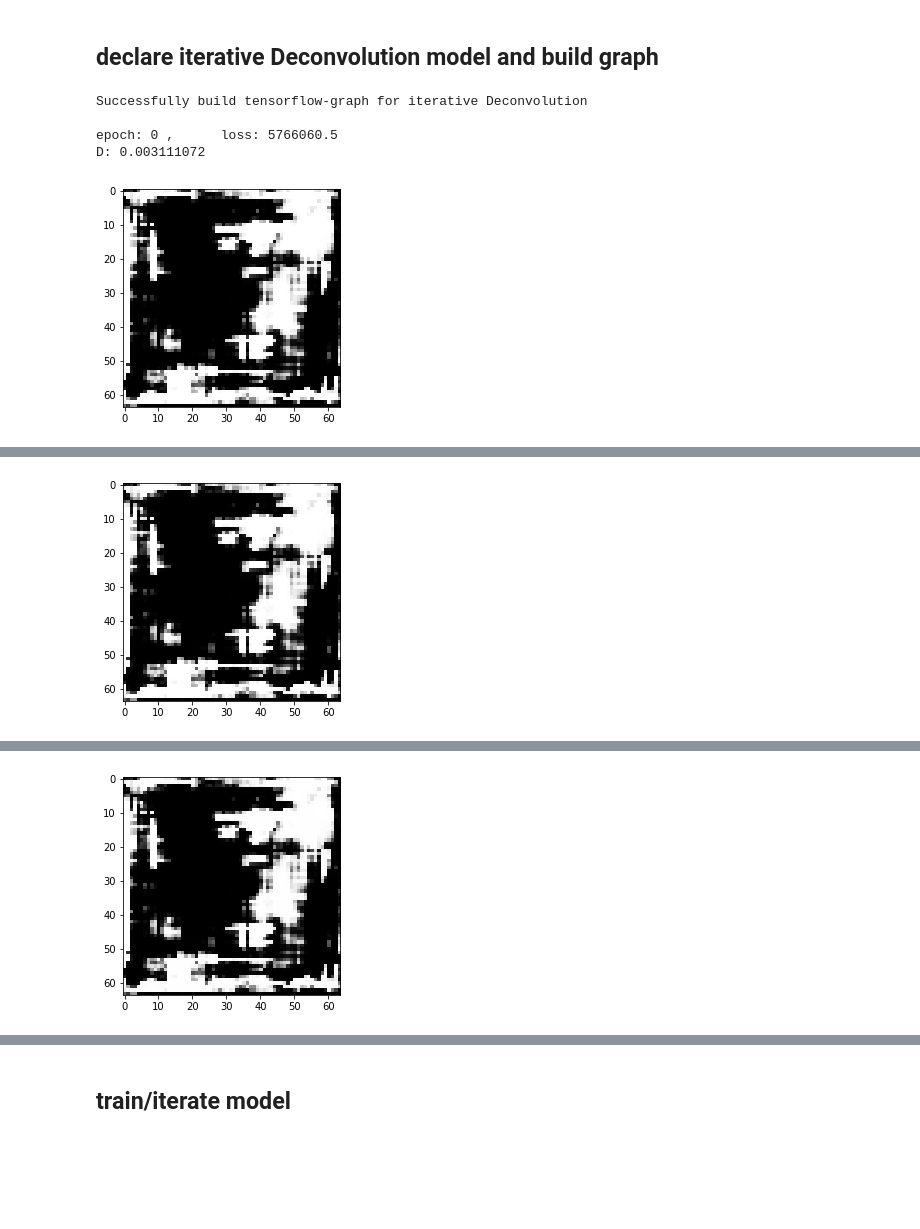
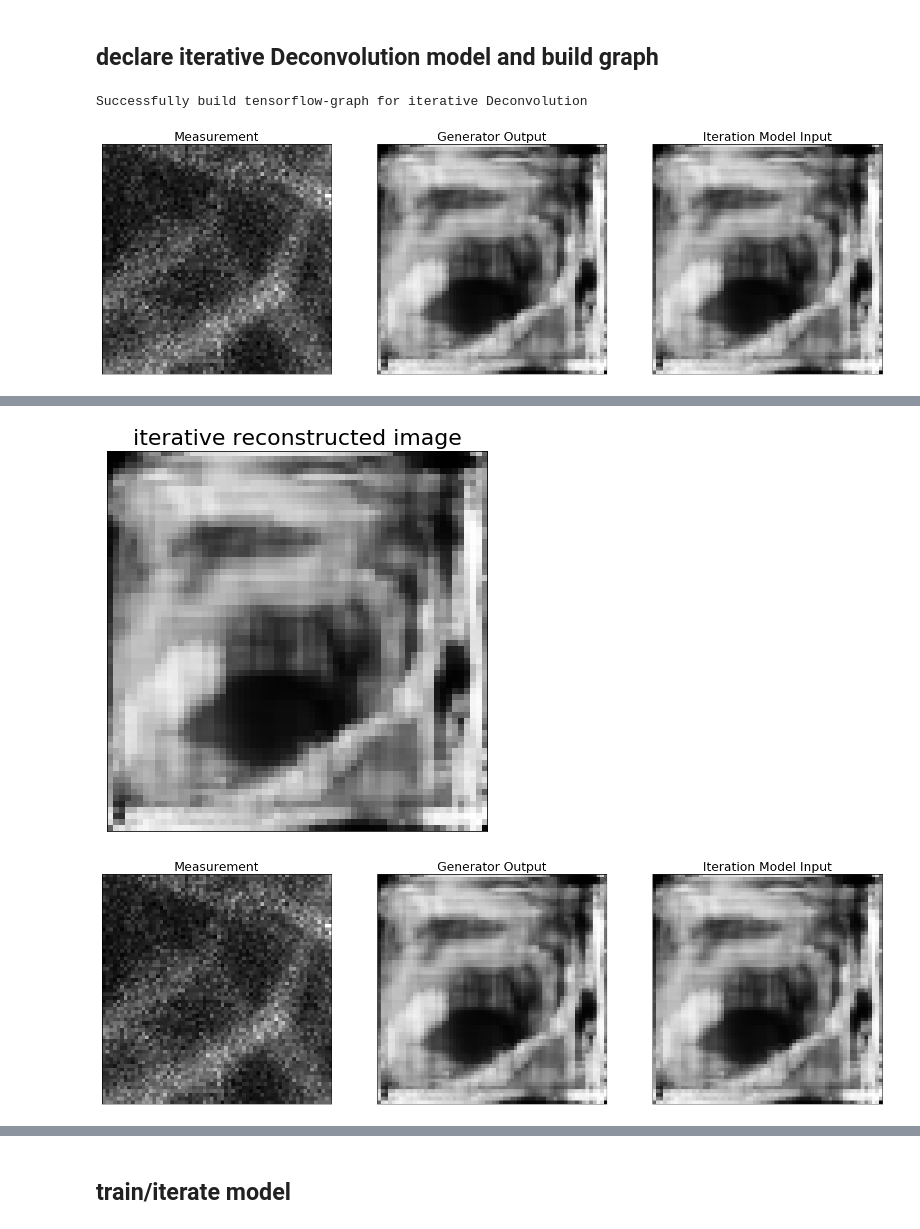
Before and after one commit to jaypem/3D-DeconvolutionGAN, a Jupyter notebook: deconvolution.ipynb, the cells around one changed output, grey strips where cells are left out. Cells and saved outputs as stored; diff of their text form; code cells hidden in the pictures; blank space fills up the shorter version.

```diff
--- a/deconvolution.ipynb
+++ b/deconvolution.ipynb
@@ -47,20 +48,23 @@ Loaded model from disk: 13_53_02_combined
 # %%
-with open('./models/{0}/hyperparameter_13_52_55.json'.format(day)) as json_data:
-    json_file = json.load(json_data)
-    otf_info = json_file['OTF']
-    hparam = json_file['hyper_parameter']
-    pprint.pprint(otf_info)
+# with open('./models/{0}/hyperparameter_13_52_55.json'.format(day)) as json_data:
+#     json_file = json.load(json_data)
+#     otf_info = json_file['OTF']
+#     hparam = json_file['hyper_parameter']
+#     pprint.pprint(otf_info)
 #     pprint.pprint(hyperparameter)
 
-vol_original = (hparam['RESIZE']['width'],
-                hparam['RESIZE']['height'],
-                hparam['RESIZE']['depth'])
+# vol_original = (hparam['RESIZE']['width'],
+#                 hparam['RESIZE']['height'],
+#                 hparam['RESIZE']['depth'])
+
+vol_original = (64,64,32)
 
 # CAUTION: OTF is already shifted
-otf = PSF3D(im=vol_original,
-            NA=otf_info['NA'],
-            wavelength=otf_info['wavelength'],
-            ret_val=otf_info['ret_val'])
+otf = PSF3D(im=(64,64,32))
+# otf = PSF3D(im=vol_original,
+#             NA=otf_info['NA'],
+#             wavelength=otf_info['wavelength'],
+#             ret_val=otf_info['ret_val'])
 
 otf = otf/np.max(np.abs(otf))
 otf = np.fft.fftshift(otf)
@@ -83,9 +81,10 @@ otf.shape
 # %%
 # load an image
 
-v_path = np.random.choice(glob('./data/3D/VALIDATION/dub/*'), size=1)[0]
+# v_path = np.random.choice(glob('./data/3D/dub/*'), size=1)[0]
+v_path = './data/3D/dub\dub80.tif'
 print(v_path)
-vol = np.swapaxes(io.imread(v_path), 0, 2)
+vol = np.swapaxes(io.imread(v_path), 0, 2)/127.5 - 1.
 print(vol.shape)
 vol = hp.cut_volume(vol, vol_original)
 print(vol.shape,'\t', np.min(vol),'\t', np.max(vol))
@@ -142,17 +162,17 @@ plt.show()
 # %% [markdown]
 ## declare iterative Deconvolution model and build graph
 # %%
+%%time
+
 model = deconvolution.Deconvolution_3D(vol=vol,
                                         otf=otf,
                                         generator=generator,
                                         discriminator=discriminator,
-                                        lam_TV=0.5,
-                                        lam_GAN=1.)
+                                        lam_TV=0 ,
+                                        lam_GAN=1.,
+                                        plot_init=True)
 
 model.optimize(epochs=1000)
 # %% [output]
 Successfully build tensorflow-graph for iterative Deconvolution
-
-epoch: 0 ,      loss: 5766060.5
-D: 0.003111072
-[figure, old version]
+[figure, new version]
@@ -163 +180,2 @@ D: 0.0028052963
-[figure, old version]
+[figure, new version]
+[figure, new version]
@@ -168 +198,0 @@ D: 0.0025055632
-[figure, old version]
```
Also changed, not shown: parts of 12 cells of this notebook, 5 other files.
